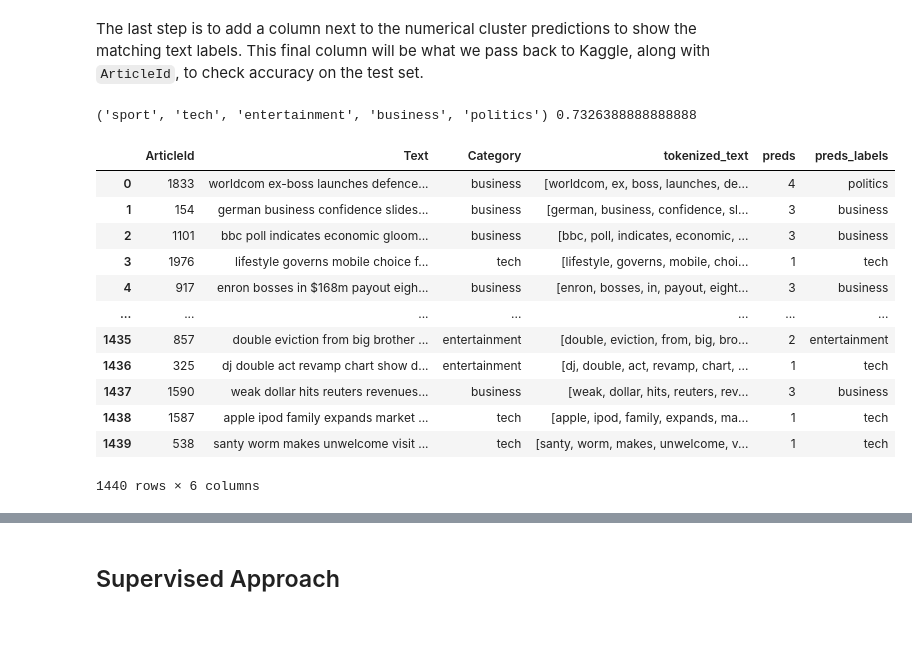
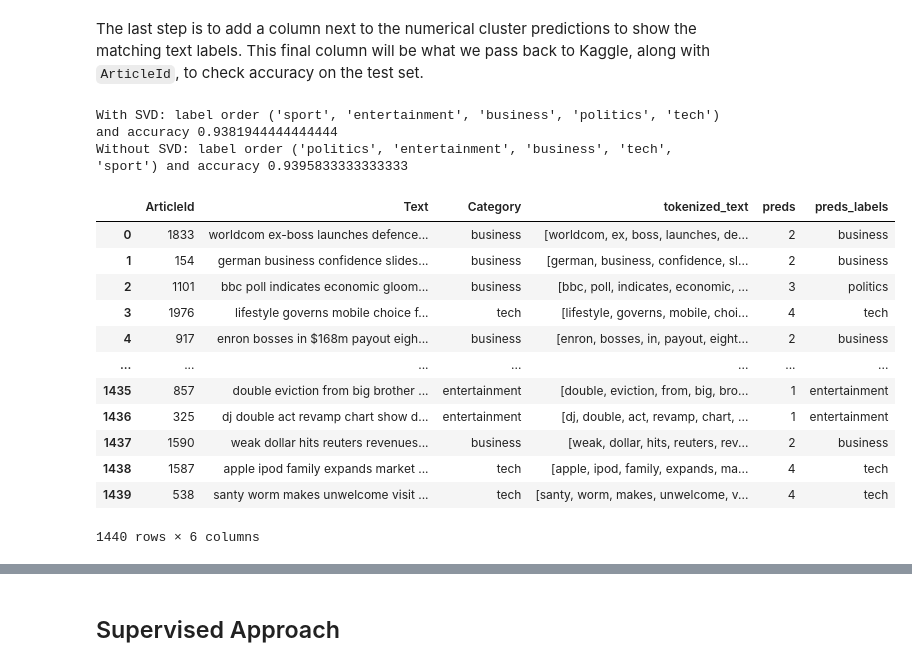
Before and after one commit to jhleakakos/msds-bbc-news-classification, a Jupyter notebook: classify_me_bbc.ipynb, the cells around one changed output, grey strips where cells are left out. Saved outputs shown, nothing was run; the diff lists cells and outputs as text; code cells hidden in the pictures; blank space fills up the shorter version.

Commit message:
combine svd and w/o svd models into same tables and include train and test accuracy for both as well as fixing previous mistakes in w/o svd model

```diff
--- a/classify_me_bbc.ipynb
+++ b/classify_me_bbc.ipynb
@@ -518,56 +524,59 @@ def fix_those_labels(y_true, y_pred):
 The last step is to add a column next to the numerical cluster predictions to show the matching text labels. This final column will be what we pass back to Kaggle, along with `ArticleId`, to check accuracy on the test set.
 # %%
 label_order, label_order_accuracy = fix_those_labels(df_train_with_preds['Category'], df_train_with_preds['preds'])
-print(label_order, label_order_accuracy)
+print(f'With SVD: label order {label_order} and accuracy {label_order_accuracy}')
+label_order_no_svd, label_order_accuracy_no_svd = fix_those_labels(df_train_with_preds_no_svd['Category'], df_train_with_preds_no_svd['preds'])
+print(f'Without SVD: label order {label_order_no_svd} and accuracy {label_order_accuracy_no_svd}')
 
 preds_labels_train = [label_order[pred] for pred in df_train_with_preds['preds']]
 preds_labels_test = [label_order[pred] for pred in df_test_with_preds['preds']]
-preds_labels_test_no_svd = [label_order[pred] for pred in df_test_with_preds_no_svd['preds']]
+preds_labels_test_no_svd = [label_order_no_svd[pred] for pred in df_test_with_preds_no_svd['preds']]
 
 df_preds_labels_train = pd.DataFrame(
     preds_labels_train
     , columns=['preds_labels']
 )
 df_preds_labels_test = pd.DataFrame(
     preds_labels_test
     , columns=['Category']
 )
 df_preds_labels_test_no_svd = pd.DataFrame(
     preds_labels_test_no_svd
     , columns=['Category']
 )
 
 df_final_train = pd.concat([
     df_train_with_preds
     , df_preds_labels_train
     ], axis=1
 )
 df_final_test = pd.concat([
     df_test_with_preds
     , df_preds_labels_test
     ], axis=1
 )
 df_final_test_no_svd = pd.concat([
     df_test_with_preds_no_svd
     , df_preds_labels_test_no_svd
     ], axis=1
 )
 
 df_final_train
 # %% [output]
-('sport', 'tech', 'entertainment', 'business', 'politics') 0.7326388888888888
+With SVD: label order ('sport', 'entertainment', 'business', 'politics', 'tech') and accuracy 0.9381944444444444
+Without SVD: label order ('politics', 'entertainment', 'business', 'tech', 'sport') and accuracy 0.9395833333333333
 |  | ArticleId | Text | Category | tokenized_text | preds | preds_labels |
-| 0 | 1833 | worldcom ex-boss launches defence... | business | [worldcom, ex, boss, launches, de... | 4 | politics |
-| 1 | 154 | german business confidence slides... | business | [german, business, confidence, sl... | 3 | business |
-| 2 | 1101 | bbc poll indicates economic gloom... | business | [bbc, poll, indicates, economic, ... | 3 | business |
-| 3 | 1976 | lifestyle governs mobile choice f... | tech | [lifestyle, governs, mobile, choi... | 1 | tech |
-| 4 | 917 | enron bosses in $168m payout eigh... | business | [enron, bosses, in, payout, eight... | 3 | business |
+| 0 | 1833 | worldcom ex-boss launches defence... | business | [worldcom, ex, boss, launches, de... | 2 | business |
+| 1 | 154 | german business confidence slides... | business | [german, business, confidence, sl... | 2 | business |
+| 2 | 1101 | bbc poll indicates economic gloom... | business | [bbc, poll, indicates, economic, ... | 3 | politics |
+| 3 | 1976 | lifestyle governs mobile choice f... | tech | [lifestyle, governs, mobile, choi... | 4 | tech |
+| 4 | 917 | enron bosses in $168m payout eigh... | business | [enron, bosses, in, payout, eight... | 2 | business |
 | ... | ... | ... | ... | ... | ... | ... |
-| 1435 | 857 | double eviction from big brother ... | entertainment | [double, eviction, from, big, bro... | 2 | entertainment |
-| 1436 | 325 | dj double act revamp chart show d... | entertainment | [dj, double, act, revamp, chart, ... | 1 | tech |
-| 1437 | 1590 | weak dollar hits reuters revenues... | business | [weak, dollar, hits, reuters, rev... | 3 | business |
-| 1438 | 1587 | apple ipod family expands market ... | tech | [apple, ipod, family, expands, ma... | 1 | tech |
-| 1439 | 538 | santy worm makes unwelcome visit ... | tech | [santy, worm, makes, unwelcome, v... | 1 | tech |
+| 1435 | 857 | double eviction from big brother ... | entertainment | [double, eviction, from, big, bro... | 1 | entertainment |
+| 1436 | 325 | dj double act revamp chart show d... | entertainment | [dj, double, act, revamp, chart, ... | 1 | entertainment |
+| 1437 | 1590 | weak dollar hits reuters revenues... | business | [weak, dollar, hits, reuters, rev... | 2 | business |
+| 1438 | 1587 | apple ipod family expands market ... | tech | [apple, ipod, family, expands, ma... | 4 | tech |
+| 1439 | 538 | santy worm makes unwelcome visit ... | tech | [santy, worm, makes, unwelcome, v... | 4 | tech |
 1440 rows × 6 columns
 # %%
 df_final_test
```
Also changed, not shown: parts of 9 cells of this notebook.
